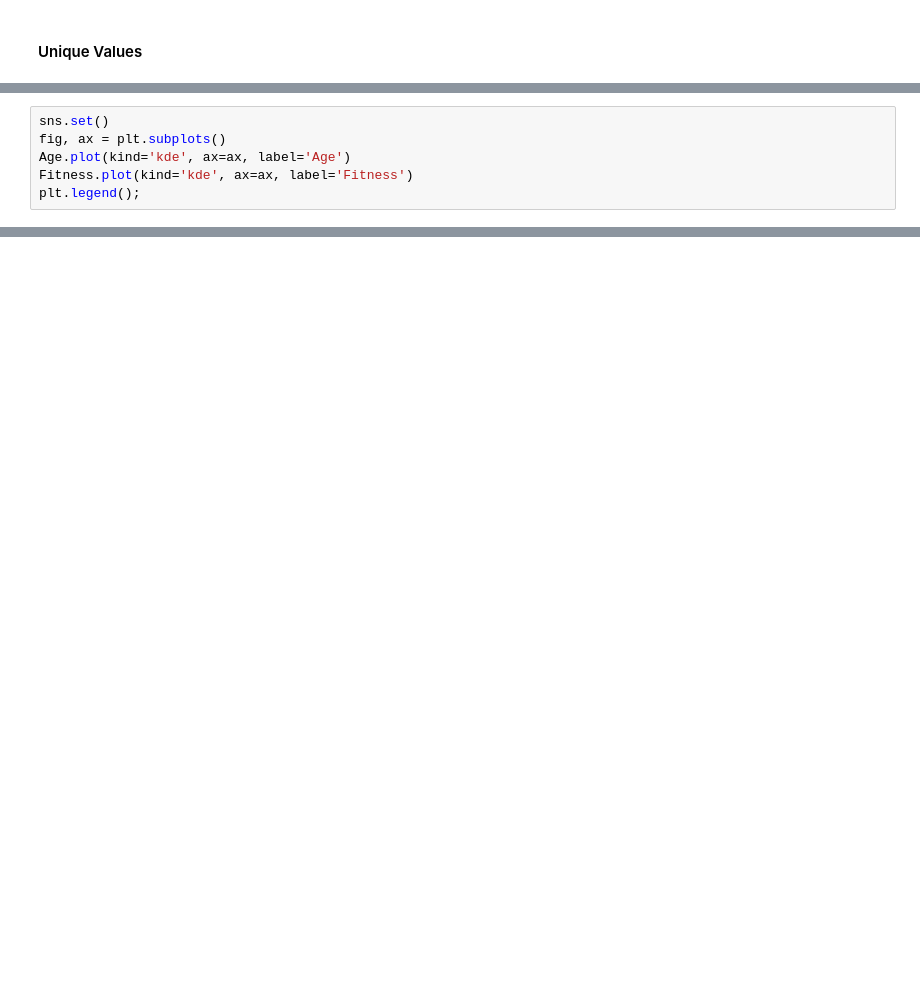
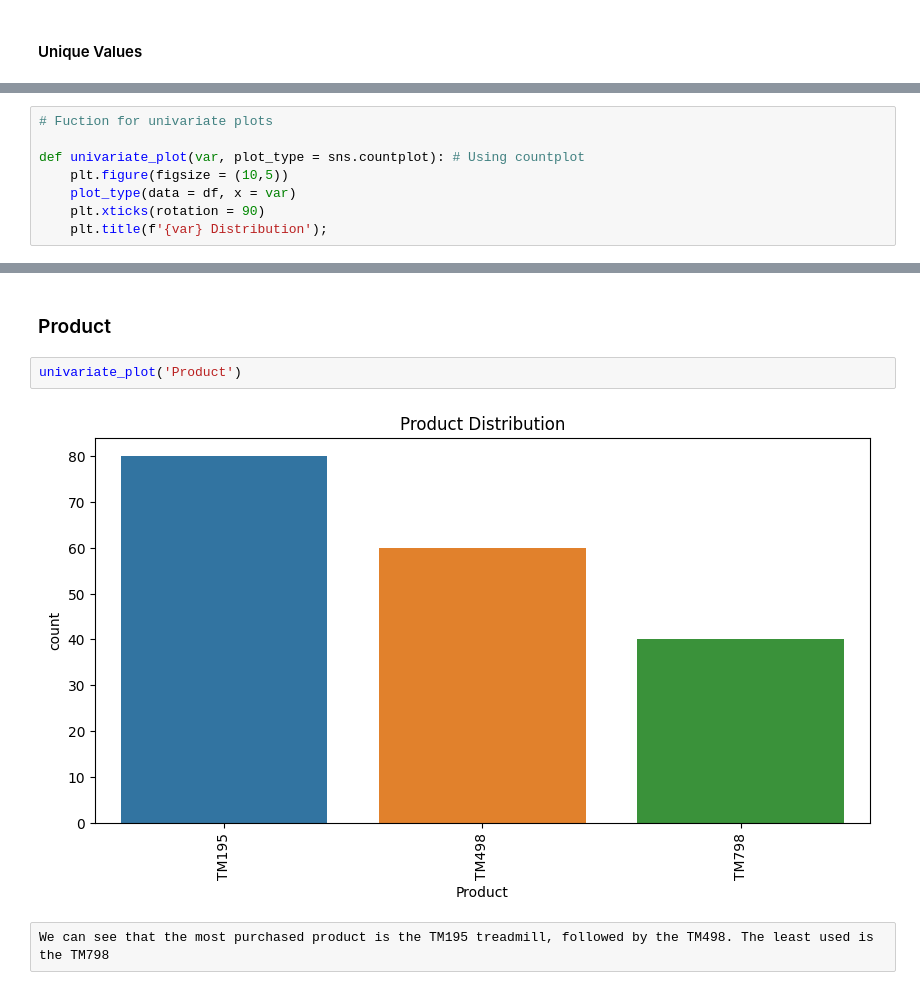
Before and after one commit to irohikem/AILEAD-TECHNOLOGIES-PROJECTS, a Jupyter notebook: Cardio Good Fitness Project.ipynb, the cells around one changed output, grey strips where cells are left out. Drawn from its saved outputs; the diff is of its cells as text; blank space fills up the shorter version.

```diff
--- a/Cardio Good Fitness Project.ipynb
+++ b/Cardio Good Fitness Project.ipynb
@@ -250,6 +180,0 @@ sns.countplot(data = data, hue = "Fitness", x = "Income");
-# %%
-sns.set()
-fig, ax = plt.subplots()
-Age.plot(kind='kde', ax=ax, label='Age')
-Fitness.plot(kind='kde', ax=ax, label='Fitness')
-plt.legend();
@@ -258,0 +231,8 @@ NameError: name 'Age' is not defined
+# %%
+# Fuction for univariate plots
+
+def univariate_plot(var, plot_type = sns.countplot): # Using countplot
+    plt.figure(figsize = (10,5))
+    plot_type(data = df, x = var)
+    plt.xticks(rotation = 90)
+    plt.title(f'{var} Distribution');
@@ -258,0 +248,8 @@ NameError: name 'Age' is not defined
+# %% [markdown]
+### Product
+# %%
+univariate_plot('Product')
+# %% [output]
+[figure, added]
+# %% [raw]
+We can see that the most purchased product is the TM195 treadmill, followed by the TM498. The least used is the TM798
```
Also changed, not shown: parts of 111 cells of this notebook.
